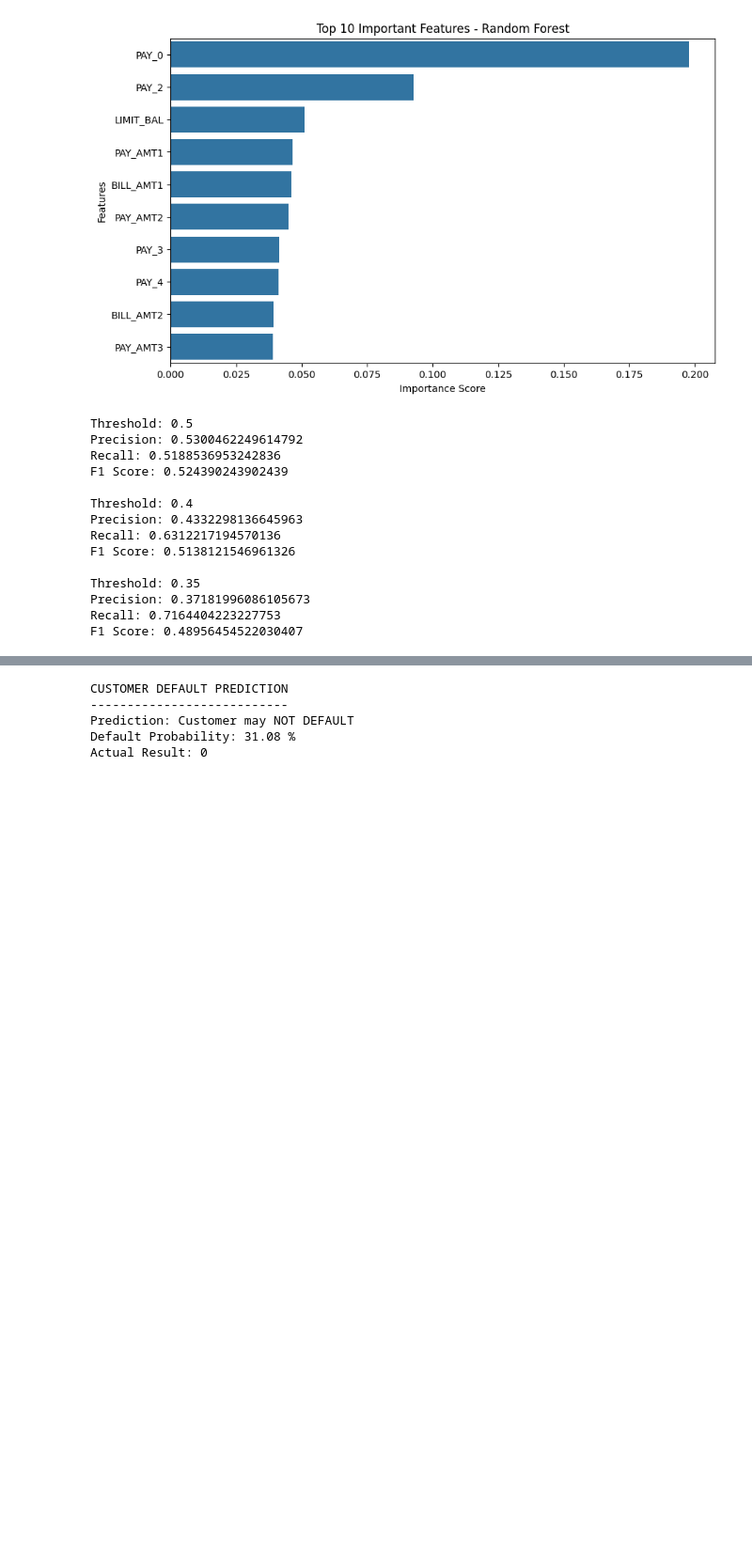
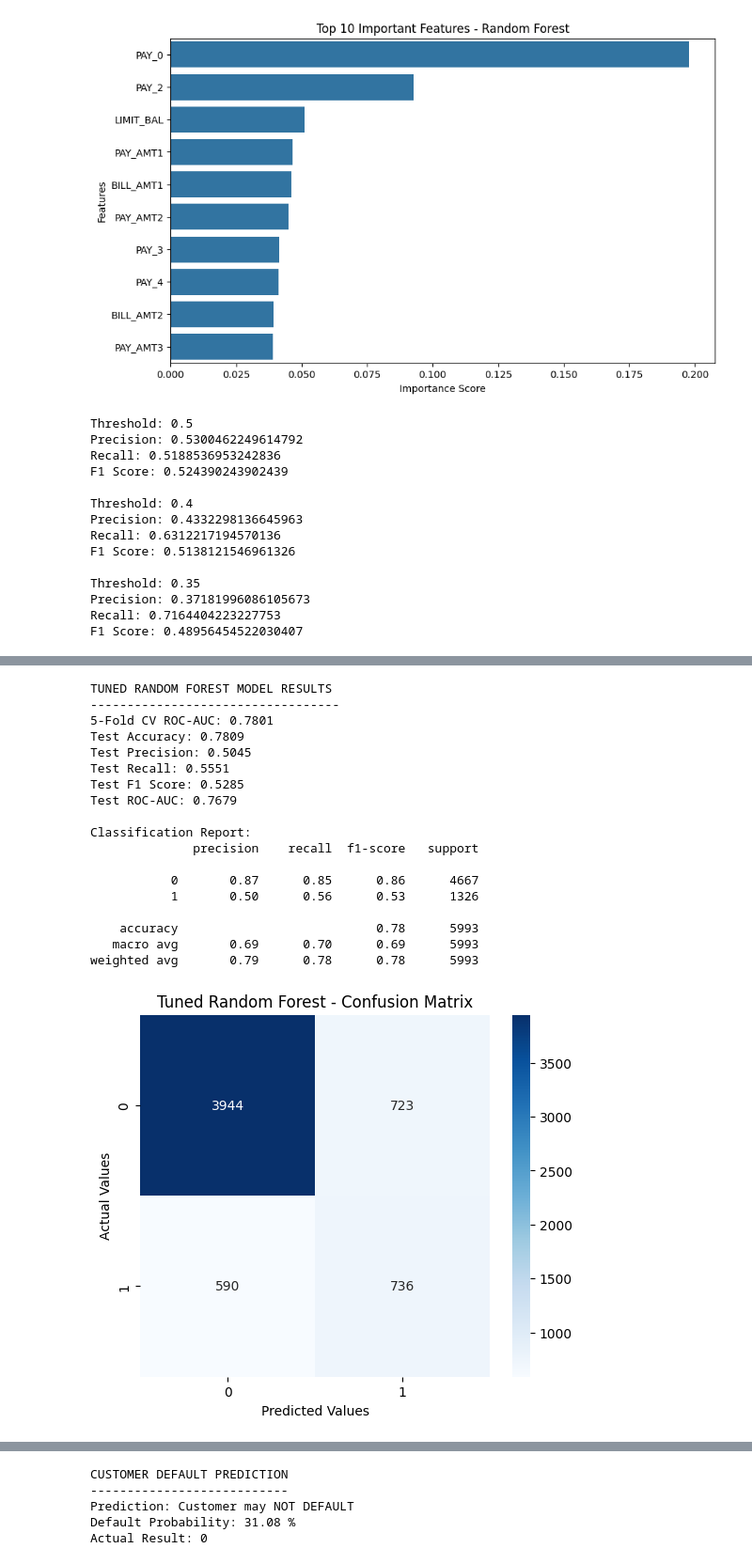
Before and after one commit to keshu9251/Credit-Card-Default-Prediction, a Jupyter notebook: Credit_Card_Default_Prediction.ipynb, the cells around one changed output, grey strips where cells are left out. Shown at 94% size. Saved outputs shown, nothing was run; the diff lists cells and outputs as text; code cells hidden in the pictures; blank space fills up the shorter version.

Commit message:
Add tuned model and cross-validation

```diff
--- a/Credit_Card_Default_Prediction.ipynb
+++ b/Credit_Card_Default_Prediction.ipynb
@@ -756 +828,69 @@ F1 Score: 0.48956454522030407
+# %%
+
+# Step 24: Evaluate the Tuned Random Forest Pipeline
+
+from sklearn.metrics import (
+    accuracy_score,
+    precision_score,
+    recall_score,
+    f1_score,
+    roc_auc_score,
+    confusion_matrix,
+    classification_report
+)
+import matplotlib.pyplot as plt
+import seaborn as sns
+
+# Predict using the best tuned pipeline
+tuned_predictions = best_pipeline.predict(X_test)
+
+# Calculate default probabilities
+tuned_probabilities = best_pipeline.predict_proba(X_test)[:, 1]
+
+# Display evaluation metrics
+print("TUNED RANDOM FOREST MODEL RESULTS")
+print("----------------------------------")
+
+print("5-Fold CV ROC-AUC:", round(grid_search.best_score_, 4))
+print("Test Accuracy:", round(accuracy_score(y_test, tuned_predictions), 4))
+print("Test Precision:", round(precision_score(y_test, tuned_predictions), 4))
+print("Test Recall:", round(recall_score(y_test, tuned_predictions), 4))
+print("Test F1 Score:", round(f1_score(y_test, tuned_predictions), 4))
+print("Test ROC-AUC:", round(roc_auc_score(y_test, tuned_probabilities), 4))
+
+# Classification report
+print("\nClassification Report:")
+print(classification_report(y_test, tuned_predictions))
+
+# Confusion matrix
+cm_tuned = confusion_matrix(y_test, tuned_predictions)
+
+plt.figure(figsize=(6, 5))
+sns.heatmap(cm_tuned, annot=True, fmt='d', cmap='Blues')
+
+plt.title('Tuned Random Forest - Confusion Matrix')
+plt.xlabel('Predicted Values')
+plt.ylabel('Actual Values')
+
+plt.show()
+# %% [output]
+TUNED RANDOM FOREST MODEL RESULTS
+----------------------------------
+5-Fold CV ROC-AUC: 0.7801
+Test Accuracy: 0.7809
+Test Precision: 0.5045
+Test Recall: 0.5551
+Test F1 Score: 0.5285
+Test ROC-AUC: 0.7679
+
+Classification Report:
+              precision    recall  f1-score   support
+
+           0       0.87      0.85      0.86      4667
+           1       0.50      0.56      0.53      1326
+
+    accuracy                           0.78      5993
+   macro avg       0.69      0.70      0.69      5993
+weighted avg       0.79      0.78      0.78      5993
+[figure, added]
 # %%
```
Also changed, not shown: parts of 3 cells of this notebook, 2 other files.
